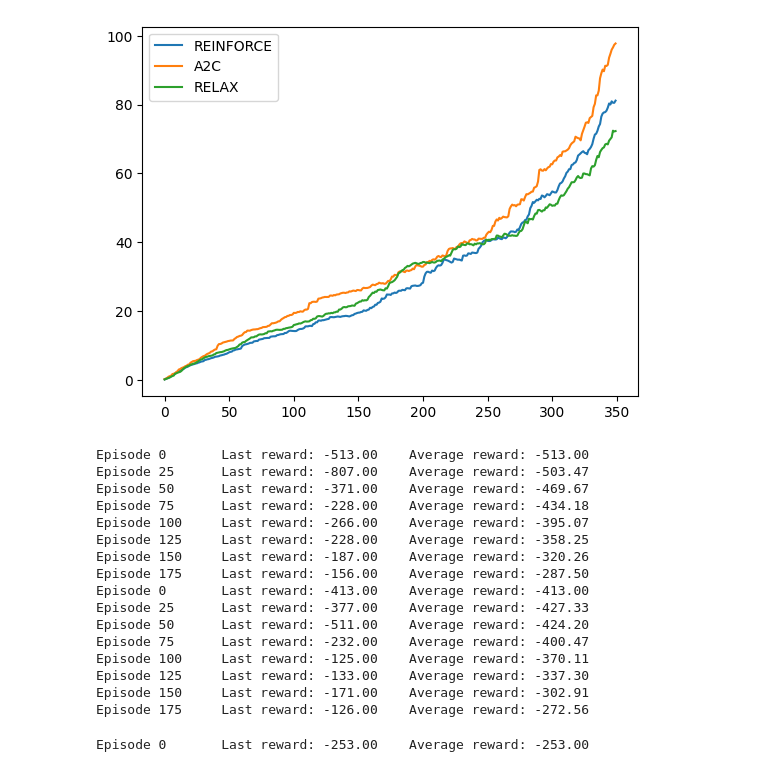
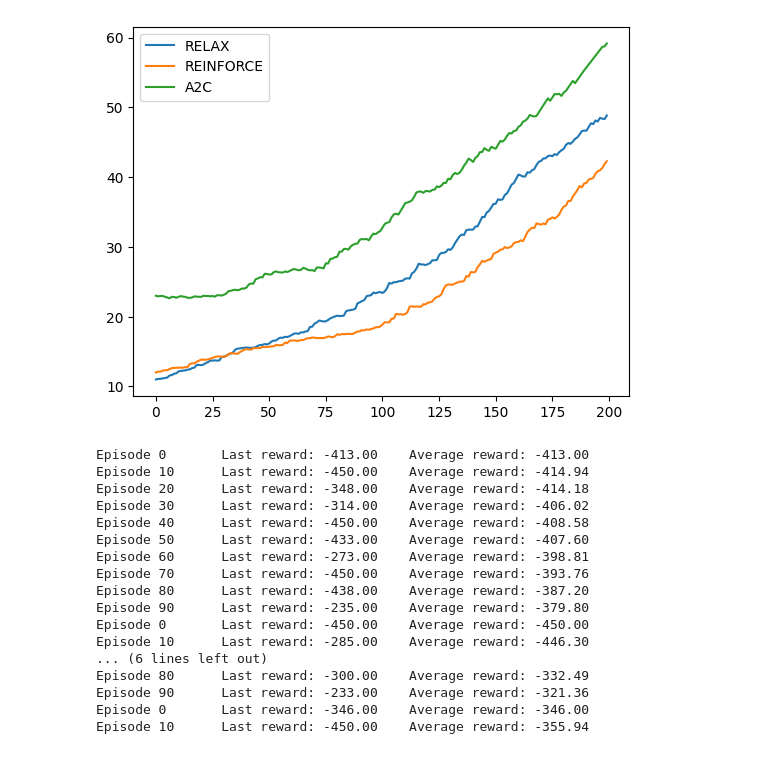
Before and after one commit to intsystems/relaxit, a Jupyter notebook: rl_benchmarks/relax.ipynb, the cells around one changed output. Cells and saved outputs as stored; diff of their text form; code cells hidden in the pictures.

Commit message:
add rl algorithms

```diff
--- a/rl_benchmarks/relax.ipynb
+++ b/rl_benchmarks/relax.ipynb
@@ -443,20 +421,23 @@ from matplotlib import pylab as plt
 
 
 
-def apply_benchmark(algorithm : str = 'REINFORCE', env_name = 'CartPole-v1', max_episode: int = 100):
+def apply_benchmark(algorithm : str = 'REINFORCE',
+                    env_name = 'CartPole-v1',
+                    max_steps : int = 256,
+                    max_episode: int = 100):
     LR = 0.002  # Learning rate
     SEED = 42  # Random seed for reproducibility
     #MAX_EPISODES = 350  # Max number of episodes
-    LOG_INTERVAL = 25
-    HIDDEN_SIZE: int = 48
+    LOG_INTERVAL = 10
+    HIDDEN_SIZE: int = 64
 
     # Init actor-critic agent
     if algorithm == 'REINFORCE':
-        agent = REINFORCE(gym.make(env_name), hidden_size=HIDDEN_SIZE, gamma=.99, random_seed=SEED)
+        agent = REINFORCE(gym.make(env_name), hidden_size=HIDDEN_SIZE, gamma=.99, max_steps = max_steps, random_seed=SEED)
     elif algorithm == 'RELAX':
-        agent = RELAX(gym.make(env_name), hidden_size = HIDDEN_SIZE, gamma=0.99, random_seed=SEED)
+        agent = RELAX(gym.make(env_name), hidden_size = HIDDEN_SIZE, gamma=0.99, max_steps = max_steps, random_seed=SEED)
     elif algorithm == 'A2C':
-        agent = A2C(gym.make(env_name), hidden_size = HIDDEN_SIZE, gamma=0.99, random_seed=SEED)
+        agent = A2C(gym.make(env_name), hidden_size = HIDDEN_SIZE, gamma=0.99, max_steps = max_steps, random_seed=SEED)
 
     # Init optimizers
     actor_optim = optim.Adam(agent.actor.parameters(), lr=LR)
@@ -477,9 +458,9 @@ def apply_benchmark(algorithm : str = 'REINFORCE', env_name = 'CartPole-v1', max
 
     for i in range(max_episode):
         if algorithm == 'REINFORCE':
-            total_reward = agent.train_and_backward_episode(actor_optim=actor_optim)
+            total_reward = agent.train_one_episode(optimizer=actor_optim)
         else:
-            total_reward = agent.train_and_backward_episode(actor_optim=actor_optim, critic_optim=critic_optim)
+            total_reward = agent.train_one_episode(actor_optimizer=actor_optim, critic_optimizer=critic_optim)
 
         ep_reward = total_reward
         if running_reward == 0:
@@ -502,6 +483,6 @@ def apply_benchmark(algorithm : str = 'REINFORCE', env_name = 'CartPole-v1', max
     return running_rewards
 # %%
 algorithm2rewards = {}
-for algorithm in ['REINFORCE', 'A2C', 'RELAX']:
-    algorithm2rewards[algorithm] = apply_benchmark(algorithm=algorithm, env_name = 'CartPole-v1', max_episode = 300)
+for algorithm in ['RELAX', 'REINFORCE', 'A2C']:
+    algorithm2rewards[algorithm] = apply_benchmark(algorithm=algorithm, env_name = 'CartPole-v1', max_episode = 200, max_steps = 100)
 # %% [output]
@@ -534,36 +506,37 @@ Episode 200     Last reward: 162.00     Average reward: 67.69
 # %%
 import matplotlib.pyplot as plt
 
-for algorithm in ['REINFORCE', 'A2C', 'RELAX']:
+for algorithm in ['RELAX', 'REINFORCE', 'A2C']:
     plt.plot(algorithm2rewards[algorithm], label = algorithm)
 plt.legend()
 plt.show()
 # %% [output]
-[figure, old version]
+[figure, new version]
 # %%
 algorithm2rewards = {}
-for algorithm in ['REINFORCE', 'A2C', 'RELAX']:
+for algorithm in ['A2C', 'REINFORCE', 'RELAX']:
     algorithm2rewards[algorithm] = apply_benchmark(algorithm=algorithm,
                                                    env_name='Acrobot-v1',
-                                                   max_episode=100)
+                                                   max_episode=100,
+                                                   max_steps = 450)
 # %% [output]
-Episode 0       Last reward: -513.00    Average reward: -513.00
-Episode 25      Last reward: -807.00    Average reward: -503.47
-Episode 50      Last reward: -371.00    Average reward: -469.67
-Episode 75      Last reward: -228.00    Average reward: -434.18
-Episode 100     Last reward: -266.00    Average reward: -395.07
-Episode 125     Last reward: -228.00    Average reward: -358.25
-Episode 150     Last reward: -187.00    Average reward: -320.26
-Episode 175     Last reward: -156.00    Average reward: -287.50
 Episode 0       Last reward: -413.00    Average reward: -413.00
-Episode 25      Last reward: -377.00    Average reward: -427.33
-Episode 50      Last reward: -511.00    Average reward: -424.20
-Episode 75      Last reward: -232.00    Average reward: -400.47
-Episode 100     Last reward: -125.00    Average reward: -370.11
-Episode 125     Last reward: -133.00    Average reward: -337.30
-Episode 150     Last reward: -171.00    Average reward: -302.91
-Episode 175     Last reward: -126.00    Average reward: -272.56
+Episode 10      Last reward: -450.00    Average reward: -414.94
+Episode 20      Last reward: -348.00    Average reward: -414.18
+Episode 30      Last reward: -314.00    Average reward: -406.02
+Episode 40      Last reward: -450.00    Average reward: -408.58
+Episode 50      Last reward: -433.00    Average reward: -407.60
+Episode 60      Last reward: -273.00    Average reward: -398.81
+Episode 70      Last reward: -450.00    Average reward: -393.76
+Episode 80      Last reward: -438.00    Average reward: -387.20
+Episode 90      Last reward: -235.00    Average reward: -379.80
+Episode 0       Last reward: -450.00    Average reward: -450.00
+Episode 10      Last reward: -285.00    Average reward: -446.30
+... (6 lines left out)
+Episode 80      Last reward: -300.00    Average reward: -332.49
+Episode 90      Last reward: -233.00    Average reward: -321.36
+Episode 0       Last reward: -346.00    Average reward: -346.00
+Episode 10      Last reward: -450.00    Average reward: -355.94
-Episode 0       Last reward: -253.00    Average reward: -253.00
 # %%
 import matplotlib.pyplot as plt
 
```
Also changed, not shown: parts of 6 cells of this notebook, 3 other files.
